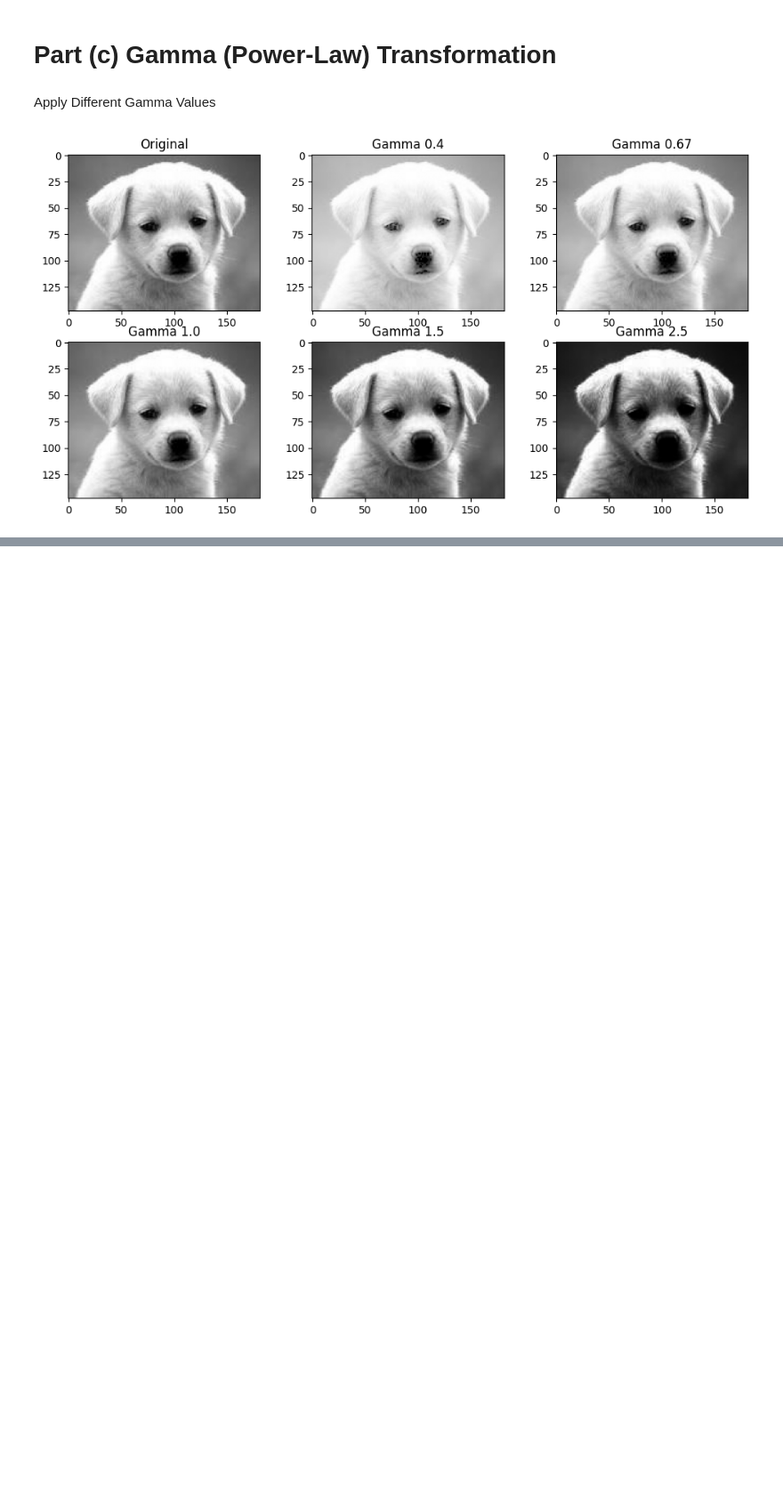
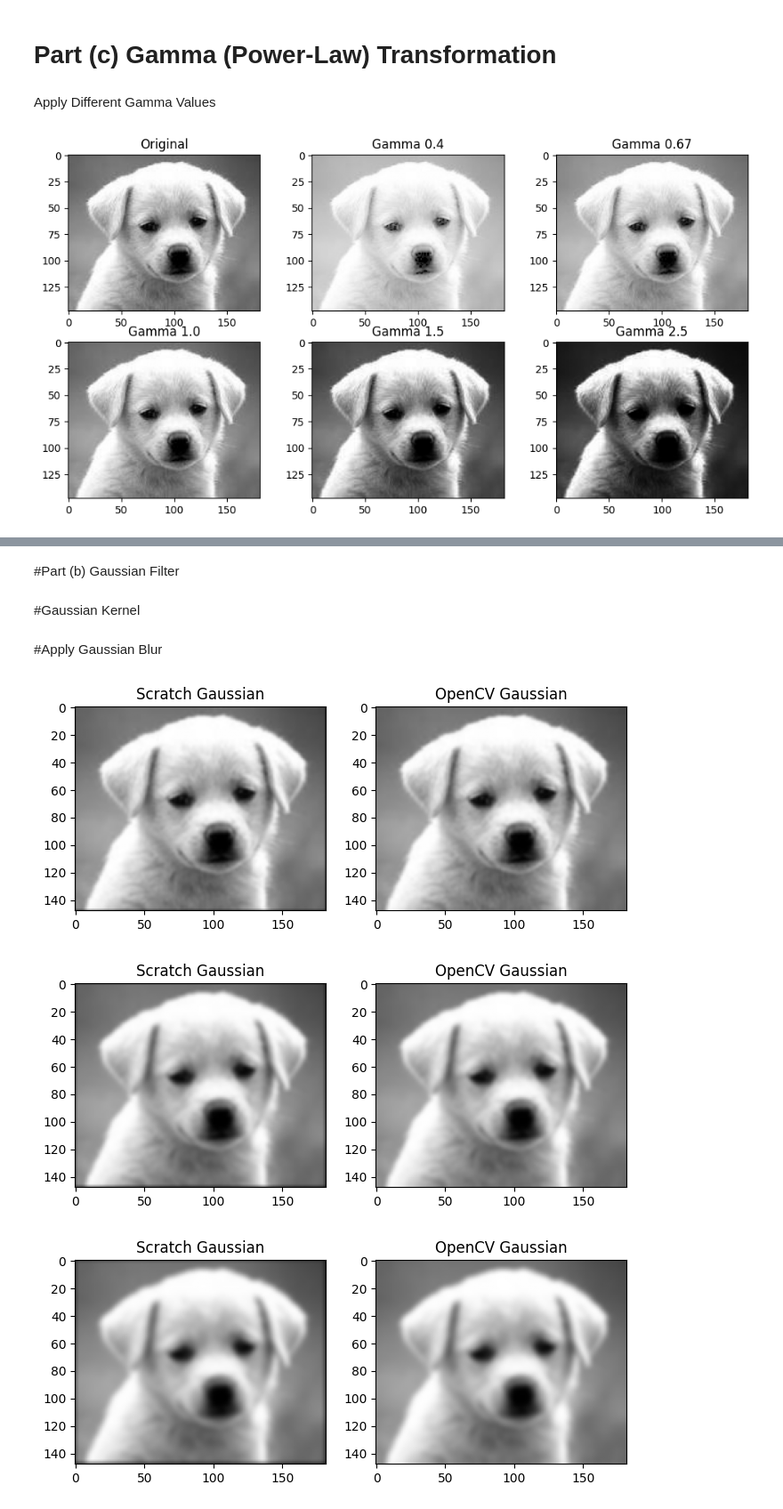
Before and after one commit to f223455-bit/Computer_Vision_Basics, a Jupyter notebook: Linta_22F_3455_A1.ipynb, the cells around one changed output, grey strips where cells are left out. Shown at 89% size. Cells and saved outputs as stored; diff of their text form; code cells hidden in the pictures; blank space fills up the shorter version.

```diff
--- a/Linta_22F_3455_A1.ipynb
+++ b/Linta_22F_3455_A1.ipynb
@@ -240,0 +320,44 @@ plt.show()
+# %% [markdown]
+#Part (b) Gaussian Filter
+# %% [markdown]
+#Gaussian Kernel
+# %%
+def gaussian_kernel(size, sigma):
+
+    ax = np.arange(-(size//2), size//2 + 1)
+
+    xx, yy = np.meshgrid(ax, ax)
+
+    kernel = np.exp(-(xx**2 + yy**2) / (2 * sigma**2))
+
+    kernel = kernel / np.sum(kernel)
+
+    return kernel
+# %% [markdown]
+#Apply Gaussian Blur
+# %%
+params = [(3,1.0),(5,1.5),(7,2.0)]
+
+for size,sigma in params:
+
+    kernel = gaussian_kernel(size,sigma)
+
+    blur = convolution2D(dog,kernel)
+
+    cv_blur = cv2.GaussianBlur(dog,(size,size),sigma)
+
+    plt.figure(figsize=(8,4))
+
+    plt.subplot(1,2,1)
+    plt.imshow(blur,cmap='gray')
+    plt.title("Scratch Gaussian")
+
+    plt.subplot(1,2,2)
+    plt.imshow(cv_blur,cmap='gray')
+    plt.title("OpenCV Gaussian")
+
+    plt.show()
+# %% [output]
+[figure, added]
+[figure, added]
+[figure, added]
```
Also changed, not shown: parts of 12 cells of this notebook.
